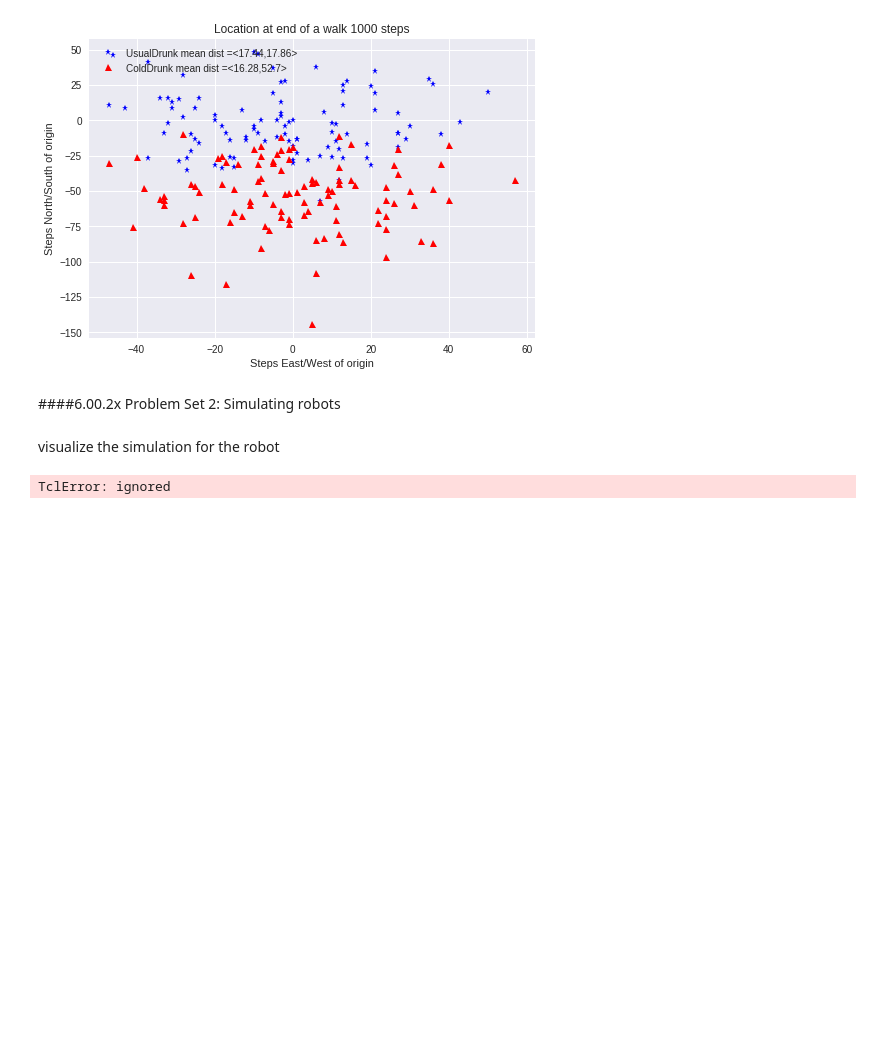
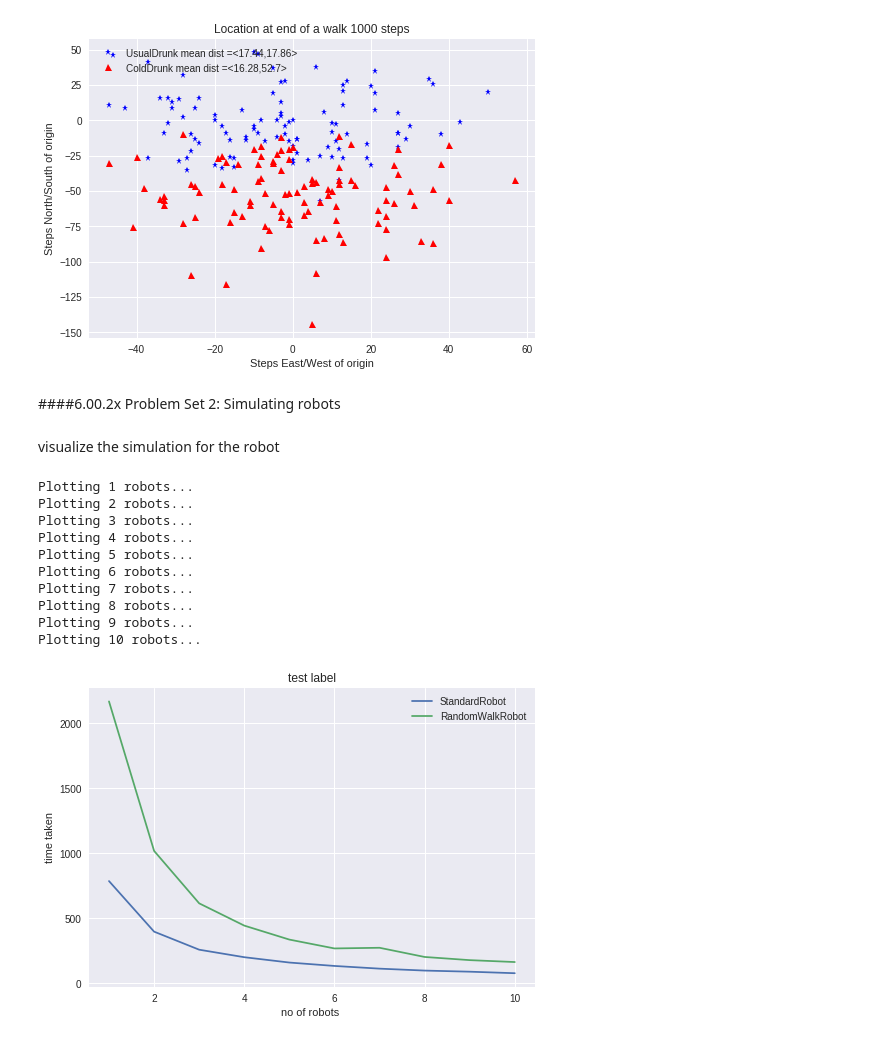
Before and after one commit to rainu1729/data-analysis, a Jupyter notebook: EDXcourse600_2x.ipynb, the cells around one changed output. Cells and saved outputs as stored; diff of their text form; code cells hidden in the pictures; blank space fills up the shorter version.

Commit message:
cleaning test done

```diff
--- a/EDXcourse600_2x.ipynb
+++ b/EDXcourse600_2x.ipynb
@@ -1356,11 +1357,6 @@ def runSimulation(num_robots, speed, width, height, min_coverage, num_trials,
     return statistics.mean(all_time_steps)
 # %% [markdown]
 visualize the simulation for the robot
-# %%
-runSimulation(num_robots=1, speed=1.0, width=5, height=5, min_coverage=0.5, num_trials=2,
-                  robot_type=StandardRobot)
-# %% [output]
-TclError: ignored
 # %%
 # === Problem 5
 class RandomWalkRobot(Robot):
@@ -1375,7 +1371,20 @@ class RandomWalkRobot(Robot):
         Move the robot to a new position and mark the tile it is on as having
         been cleaned.
         """
-        raise NotImplementedError
+        #raise NotImplementedError
+        #random direction
+        self.setRobotDirection(random.randint(0,359))
+        #new position based on random direction
+        newPosition = self.getRobotPosition().getNewPosition(self.getRobotDirection(),self.speed)
+
+        if self.room.isPositionInRoom(newPosition):
+            # change position of the room
+            self.setRobotPosition(newPosition)
+            self.room.cleanTileAtPosition(self.getRobotPosition())
+        else:
+            # change direction of newPosition not in room
+            self.setRobotDirection(random.randint(0,359))
+
 
 
 def showPlot1(title, x_label, y_label):
@@ -1389,13 +1398,13 @@ def showPlot1(title, x_label, y_label):
         print("Plotting", num_robots, "robots...")
         times1.append(runSimulation(num_robots, 1.0, 20, 20, 0.8, 20, StandardRobot))
         times2.append(runSimulation(num_robots, 1.0, 20, 20, 0.8, 20, RandomWalkRobot))
-    pylab.plot(num_robot_range, times1)
-    pylab.plot(num_robot_range, times2)
-    pylab.title(title)
-    pylab.legend(('StandardRobot', 'RandomWalkRobot'))
-    pylab.xlabel(x_label)
-    pylab.ylabel(y_label)
-    pylab.show()
+    plt.plot(num_robot_range, times1)
+    plt.plot(num_robot_range, times2)
+    plt.title(title)
+    plt.legend(('StandardRobot', 'RandomWalkRobot'))
+    plt.xlabel(x_label)
+    plt.ylabel(y_label)
+    plt.show()
 
 
 def showPlot2(title, x_label, y_label):
@@ -1411,10 +1420,24 @@ def showPlot2(title, x_label, y_label):
         aspect_ratios.append(float(width) / height)
         times1.append(runSimulation(2, 1.0, width, height, 0.8, 200, StandardRobot))
         times2.append(runSimulation(2, 1.0, width, height, 0.8, 200, RandomWalkRobot))
-    pylab.plot(aspect_ratios, times1)
-    pylab.plot(aspect_ratios, times2)
-    pylab.title(title)
-    pylab.legend(('StandardRobot', 'RandomWalkRobot'))
-    pylab.xlabel(x_label)
-    pylab.ylabel(y_label)
-    pylab.show()
+    plt.plot(aspect_ratios, times1)
+    plt.plot(aspect_ratios, times2)
+    plt.title(title)
+    plt.legend(('StandardRobot', 'RandomWalkRobot'))
+    plt.xlabel(x_label)
+    plt.ylabel(y_label)
+    plt.show()
+# %%
+showPlot1('test label','no of robots ','time taken')
+# %% [output]
+Plotting 1 robots...
+Plotting 2 robots...
+Plotting 3 robots...
+Plotting 4 robots...
+Plotting 5 robots...
+Plotting 6 robots...
+Plotting 7 robots...
+Plotting 8 robots...
+Plotting 9 robots...
+Plotting 10 robots...
+[figure, added]
```
Also changed, not shown: parts of 2 cells of this notebook.
